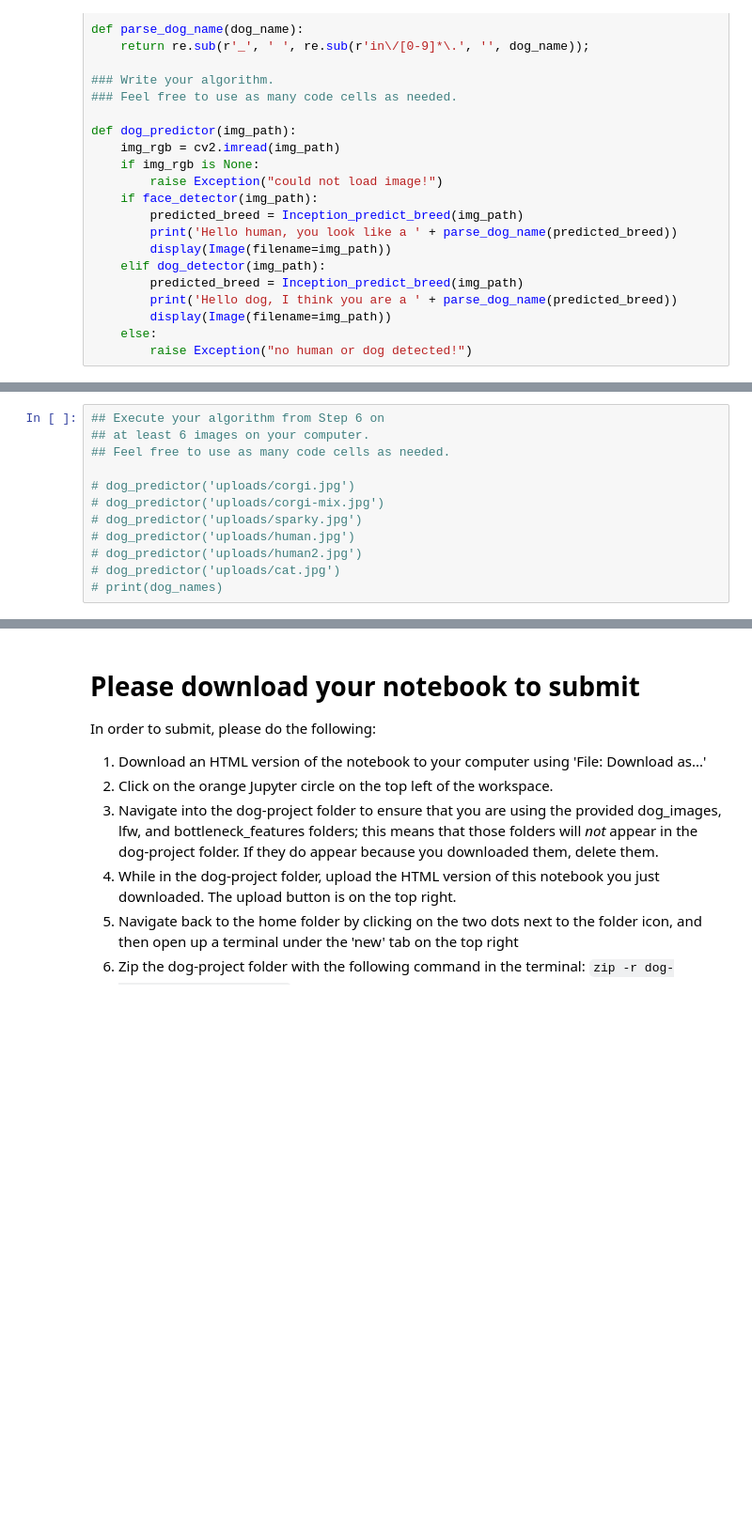
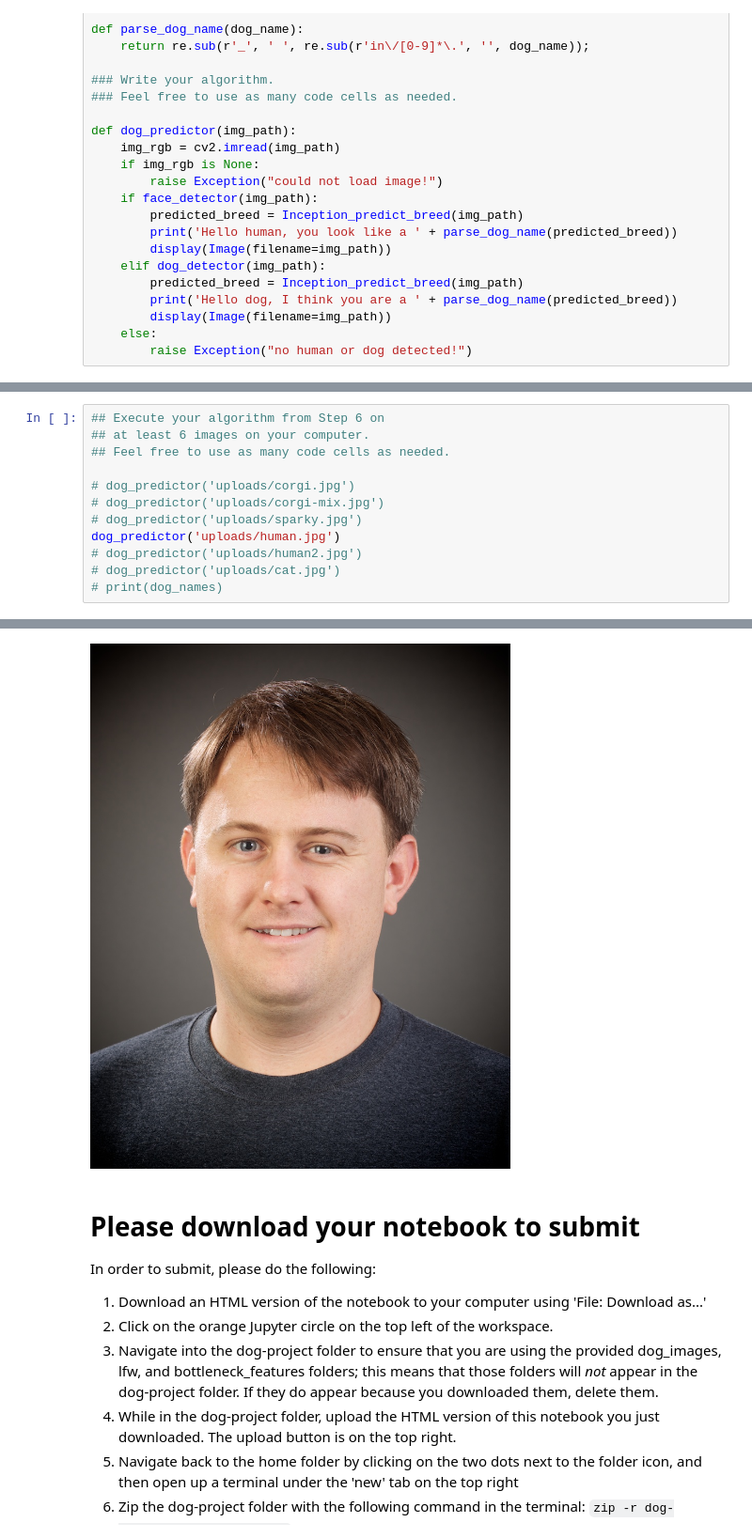
Before and after one commit to danielbank/dog-project, a Jupyter notebook: dog_app.ipynb, the cells around one changed output, grey strips where cells are left out. Shown at 94% size. Drawn from its saved outputs; the diff is of its cells as text; blank space fills up the shorter version.

```diff
--- a/dog_app.ipynb
+++ b/dog_app.ipynb
@@ -792,7 +794,8 @@ The model recognized that I am a human and "predicted" that I look like a Dachsh
 # dog_predictor('uploads/corgi.jpg')
 # dog_predictor('uploads/corgi-mix.jpg')
 # dog_predictor('uploads/sparky.jpg')
-# dog_predictor('uploads/human.jpg')
+dog_predictor('uploads/human.jpg')
 # dog_predictor('uploads/human2.jpg')
 # dog_predictor('uploads/cat.jpg')
 # print(dog_names)
+# %% [output]
@@ -799,3 +805,4 @@ The model recognized that I am a human and "predicted" that I look like a Dachsh
+[figure, added]
 # %% [markdown]
 # Please download your notebook to submit
 
```
Also changed, not shown: parts of 3 cells of this notebook.
